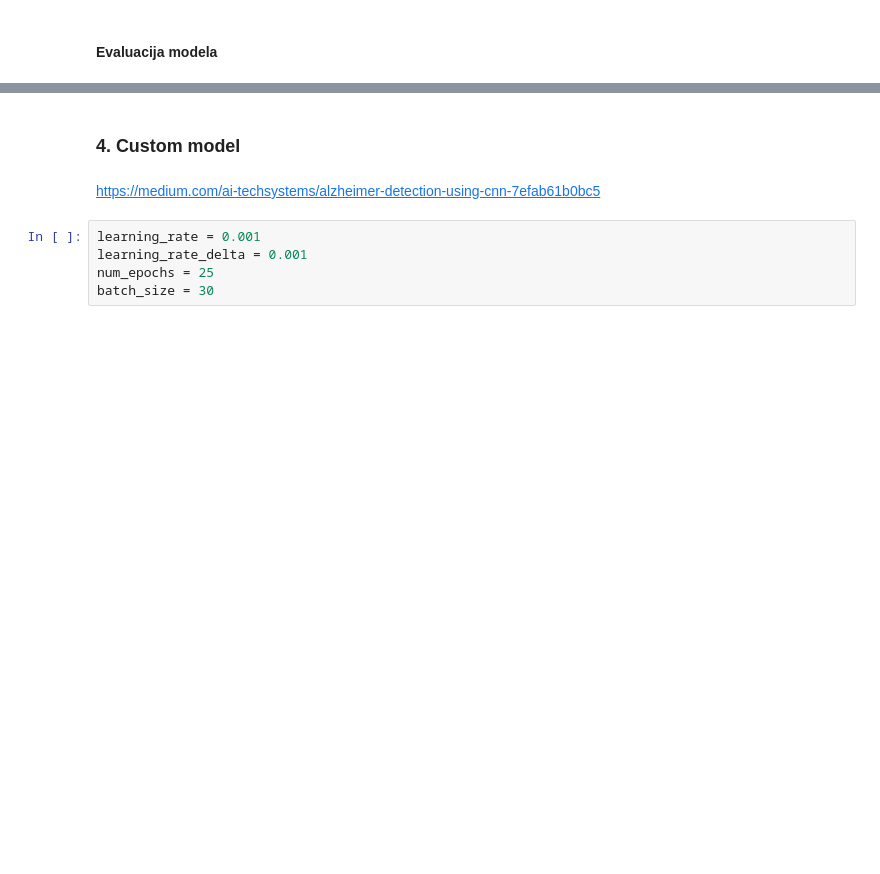
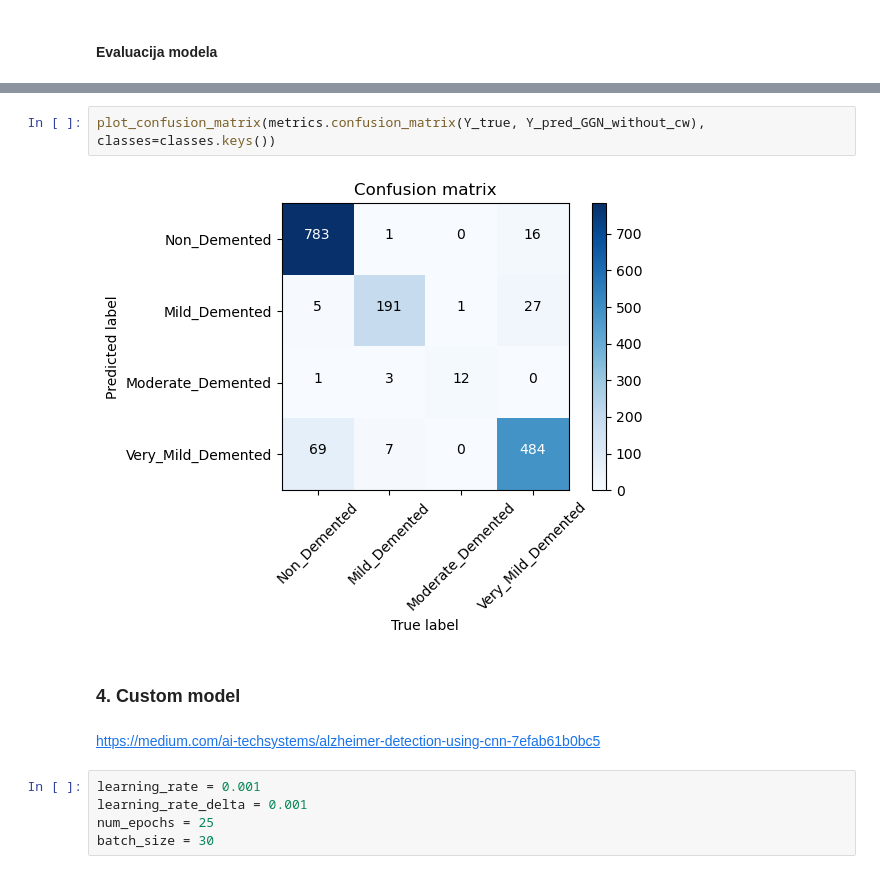
Before and after one commit to MajaJuri/Alzheimer-Detection, a Jupyter notebook: Detekcija Alzheimerove bolesti na MRI slikama mozga.ipynb, the cells around one changed output, grey strips where cells are left out. Cells and saved outputs as stored; diff of their text form; blank space fills up the shorter version.

```diff
--- a/Detekcija Alzheimerove bolesti na MRI slikama mozga.ipynb
+++ b/Detekcija Alzheimerove bolesti na MRI slikama mozga.ipynb
@@ -839,3 +836,7 @@ plot_confusion_matrix(metrics.confusion_matrix(Y_true, Y_pred_with_cw), classes=
+# %%
+plot_confusion_matrix(metrics.confusion_matrix(Y_true, Y_pred_GGN_without_cw), classes=classes.keys())
+# %% [output]
+[figure, new version]
 # %% [markdown]
 ### 4. Custom model
 # %% [markdown]
```
Also changed, not shown: parts of 19 cells of this notebook.
